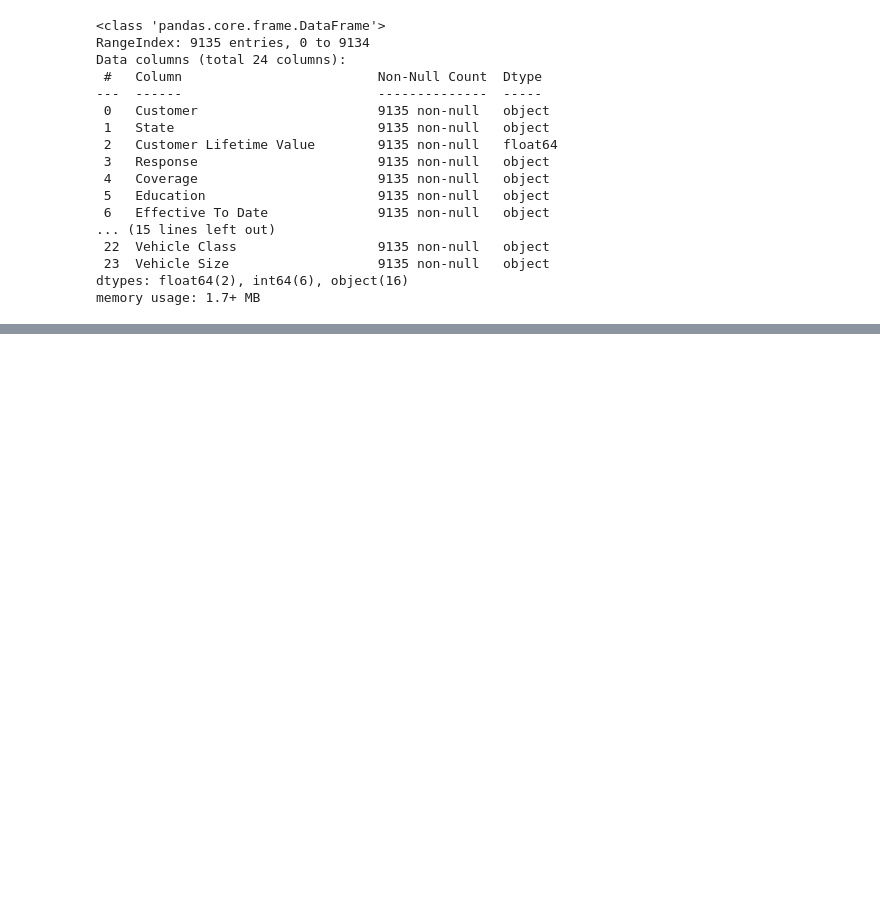
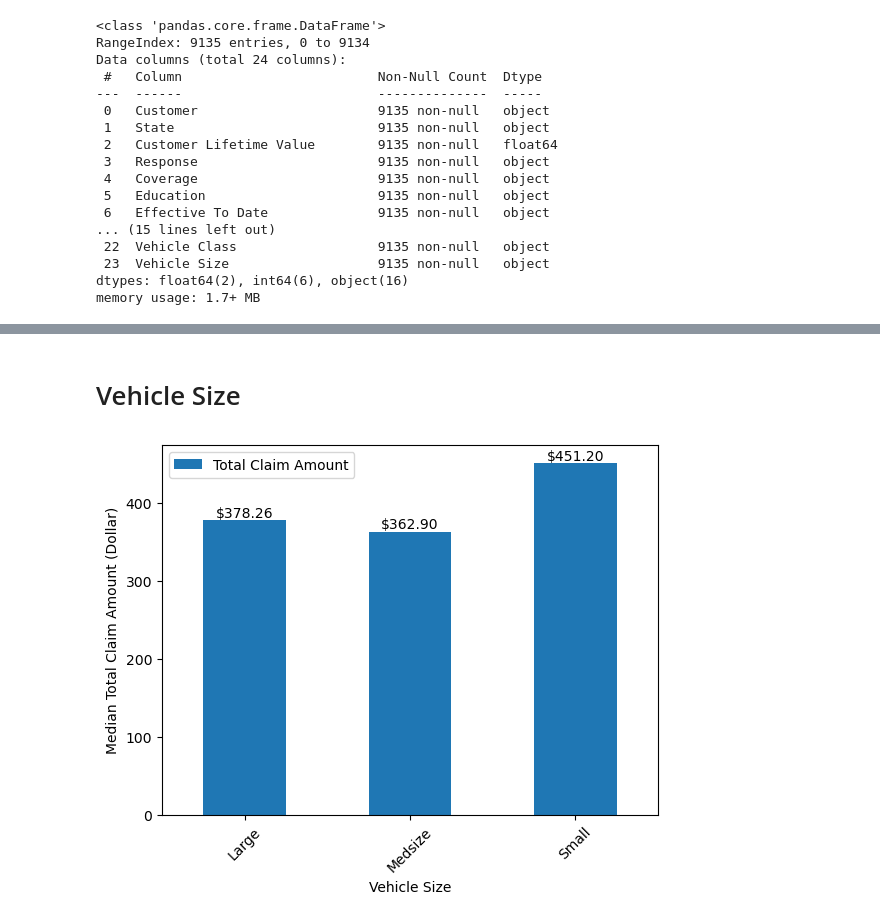
Before and after one commit to rdeshir10/Understanding_car_insurance, a Jupyter notebook: car_insurance.ipynb, the cells around one changed output, grey strips where cells are left out. Saved outputs shown, nothing was run; the diff lists cells and outputs as text; code cells hidden in the pictures; blank space fills up the shorter version.

```diff
--- a/car_insurance.ipynb
+++ b/car_insurance.ipynb
@@ -65,0 +105,17 @@ income_df[["Income","Monthly Premium Auto","Total Claim Amount","Number of Polic
+# %% [markdown]
+# Vehicle Size
+# %%
+size_grouped_df = pd.DataFrame(auto_df.groupby('Vehicle Size')['Total Claim Amount'].median())
+size_grouped_df.reset_index(inplace=True)
+
+# Plotting the bar graph
+ax = size_grouped_df.plot("Vehicle Size", "Total Claim Amount", kind="bar", ylabel="Median Total Claim Amount (Dollar)")
+plt.xticks(rotation=45)
+
+# Adding labels to the bars
+for index, value in enumerate(size_grouped_df['Total Claim Amount']):
+    ax.text(index, value, f"${value:.2f}", ha='center', va='bottom')
+
+plt.show()
+# %% [output]
+[figure, added]
```
Also changed, not shown: parts of 9 cells of this notebook.
